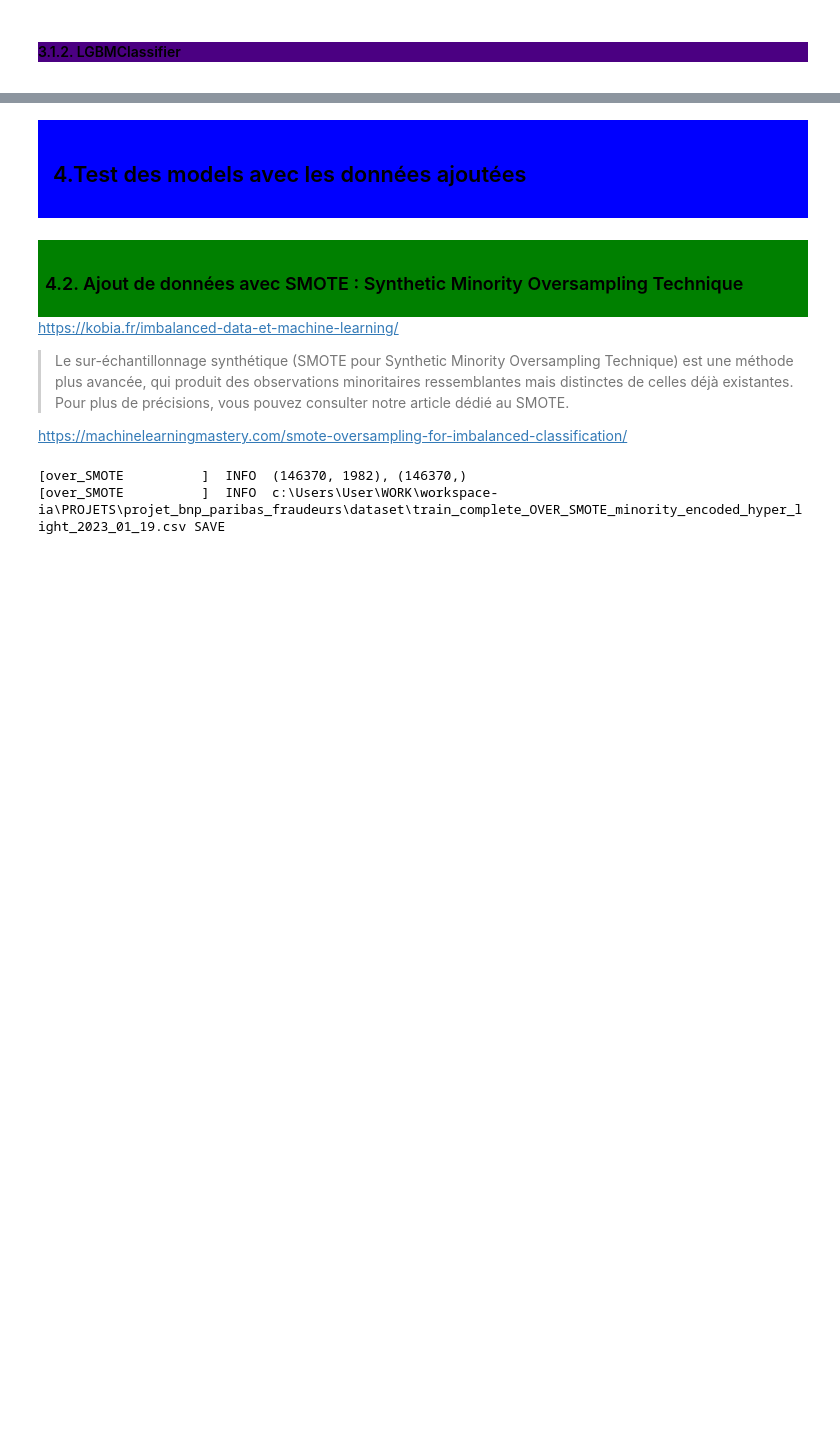
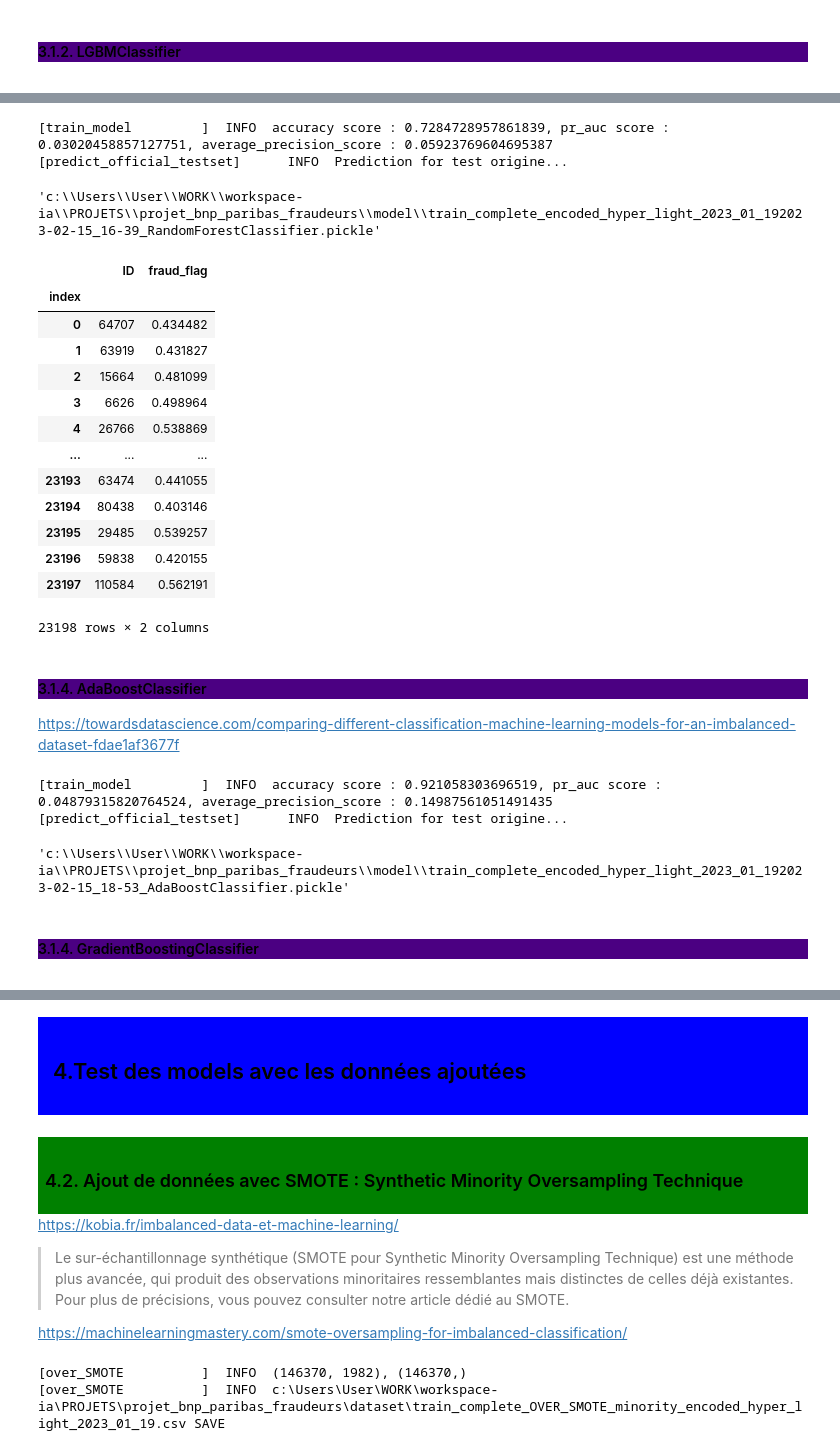
Before and after one commit to aurao22/projet_bnp_paribas_fraudeurs, a Jupyter notebook: bnp_paribas_Model.ipynb, the cells around one changed output, grey strips where cells are left out. Cells and saved outputs as stored; diff of their text form; code cells hidden in the pictures; blank space fills up the shorter version.

```diff
--- a/bnp_paribas_Model.ipynb
+++ b/bnp_paribas_Model.ipynb
@@ -168,0 +242,14 @@ save_score(n_scores, score_path=score_path)
+# %%
+# accuracy score : 0.7284728957861839, pr_auc score : 0.03020458857127751
+# accuracy score : 0.7284728957861839, pr_auc score : 0.03020458857127751, average_precision_score : 0.05923769604695387
+model_RF, n_scores = train_RandomForestClassifier(dataset_dict=dataset_dict, data_set_path=data_set_path,
+                            scores=scores, score_path=score_path,
+                            features="ALL", add_data=over_name,commentaire="over data",
+                            verbose=verbose)
+# %% [output]
+[train_model         ]  INFO  accuracy score : 0.7284728957861839, pr_auc score : 0.03020458857127751, average_precision_score : 0.05923769604695387
+[predict_official_testset]      INFO  Prediction for test origine...
+# %%
+save_model(model=model_RF, model_name="RandomForestClassifier", model_path=model_path, train_file_name=train_file_name)
+# %% [output]
+'c:\\Users\\User\\WORK\\workspace-ia\\PROJETS\\projet_bnp_paribas_fraudeurs\\model\\train_complete_encoded_hyper_light_2023_01_192023-02-15_16-39_RandomForestClassifier.pickle'
@@ -168,0 +259,37 @@ save_score(n_scores, score_path=score_path)
+# %%
+predict_official_testset(model=model_RF, test_origin=test_origin, data_set_path=data_set_path, model_name="RandomForestClassifier")
+# %% [output]
+|  | ID | fraud_flag |
+| index |  |  |
+| 0 | 64707 | 0.434482 |
+| 1 | 63919 | 0.431827 |
+| 2 | 15664 | 0.481099 |
+| 3 | 6626 | 0.498964 |
+| 4 | 26766 | 0.538869 |
+| ... | ... | ... |
+| 23193 | 63474 | 0.441055 |
+| 23194 | 80438 | 0.403146 |
+| 23195 | 29485 | 0.539257 |
+| 23196 | 59838 | 0.420155 |
+| 23197 | 110584 | 0.562191 |
+23198 rows × 2 columns
+# %% [markdown]
+<div style="display: flex; background-color: indigo;" >
+
+#### 3.1.4. AdaBoostClassifier
+</div>
+
+https://towardsdatascience.com/comparing-different-classification-machine-learning-models-for-an-imbalanced-dataset-fdae1af3677f
+# %%
+# accuracy score : 0.921058303696519, pr_auc score : 0.04879315820764524, average_precision_score : 0.14987561051491435
+model_ABC, n_scores = train_AdaBoostClassifier(dataset_dict=dataset_dict, data_set_path=data_set_path,
+                            scores=scores, score_path=score_path,
+                            features="ALL", add_data=over_name,commentaire="over data",
+                            verbose=verbose)
+# %% [output]
+[train_model         ]  INFO  accuracy score : 0.921058303696519, pr_auc score : 0.04879315820764524, average_precision_score : 0.14987561051491435
+[predict_official_testset]      INFO  Prediction for test origine...
+# %%
+save_model(model=model_ABC, model_name="AdaBoostClassifier", model_path=model_path, train_file_name=train_file_name)
+# %% [output]
+'c:\\Users\\User\\WORK\\workspace-ia\\PROJETS\\projet_bnp_paribas_fraudeurs\\model\\train_complete_encoded_hyper_light_2023_01_192023-02-15_18-53_AdaBoostClassifier.pickle'
@@ -168,0 +299,5 @@ save_score(n_scores, score_path=score_path)
+# %% [markdown]
+<div style="display: flex; background-color: indigo;" >
+
+#### 3.1.4. GradientBoostingClassifier
+</div>
```
Also changed, not shown: parts of 26 cells of this notebook.
